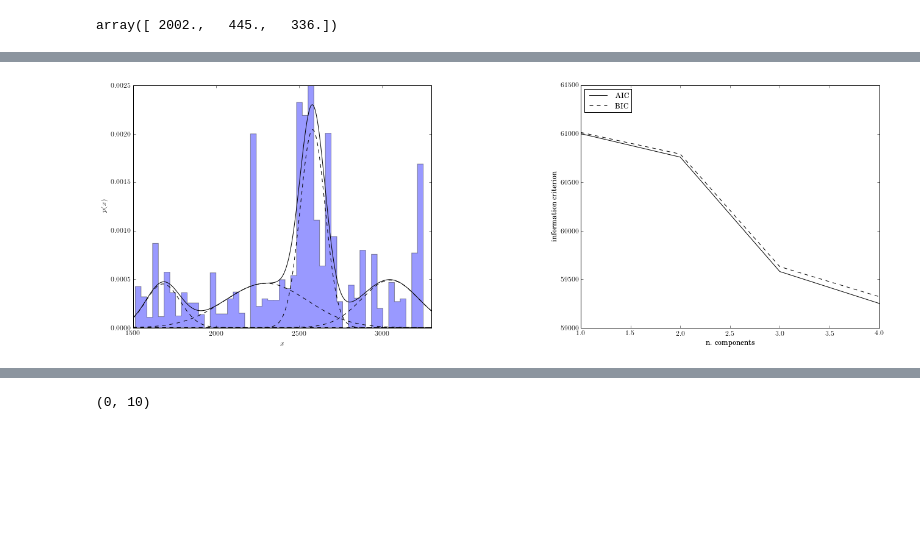
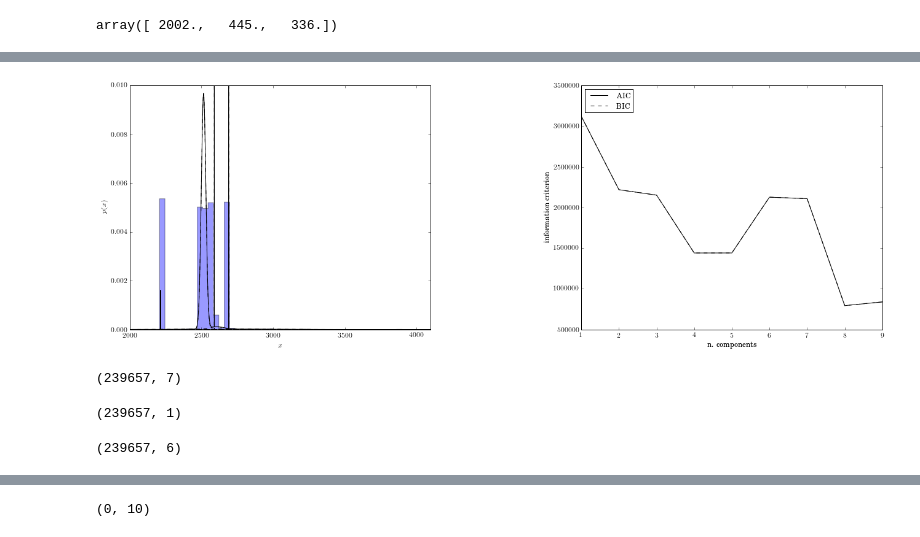
Before and after one commit to saint-germain/ideam, a Jupyter notebook: PCA-IDEAM-WC.ipynb, the cells around one changed output, grey strips where cells are left out. Drawn from its saved outputs; the diff is of its cells as text; code cells hidden in the pictures; blank space fills up the shorter version.

Commit message:
1st h clustering

```diff
--- a/PCA-IDEAM-WC.ipynb
+++ b/PCA-IDEAM-WC.ipynb
@@ -958,9 +946,0 @@ plt.ylim(0,0.0005)
-# %%
-# pesos estadísticos normalizados considerando distribución de alturas para no. de medidas y no. de criterios
-aprob=np.vstack((ap1,ap2,ap3,ap4)).T
-x = np.linspace(0,4500 , 4501)
-normalt=1/aprob.max()/100
-probarr=np.zeros(len(probarr3))
-for i in range(len(probarr3)):
-    pdf=aprob[:,listacorta[i,0].astype(int)-1]
-    probarr[i]=probarr3[i]*165*16*np.around(1/pdf/normalt,0)[x==listacorta[i,4]][0]
@@ -969,12 +947,24 @@ probarr=np.around(10*probarr/probarr.min(),0)
+# %%
+# Aquí obtenemos nuestra lista maestra
+# 0 = tipo estación
+# 1 = código
+# 2,3 = lonlat
+# 4 = altura
+# 5 = probabilidad
+listam=np.hstack((tipoest[:, np.newaxis],EST[:,1:],pro6[:, np.newaxis]))[critfilter]
+# %%
+# filtramos por alturas
+filter=listam[:,4]>2000
+listacorta=listam[filter]
 # %%
-#probarr=np.around(probarr/144.1,0)
 # generación de lista expandida que incluye pesos enteros para cada estación
+probarr=np.around(listacorta[:,5]/listacorta[:,5].min(),0)
 lendata=(probarr).sum().astype(int)
-print lendata
+print "Tamaño de la lista expandida =", lendata
 wdata=(probarr).astype(int)
 listaexp=np.zeros((lendata,listacorta.shape[1]))
 kcount=0
-for i in range(len(probarr3)):
+for i in range(len(probarr)):
     for kinx in range(wdata[i]):
         listaexp[kinx+kcount,:]=listacorta[i,:]
     kcount=kcount+kinx+1
@@ -993,10 +983,10 @@ plt.ylabel("Frequency")
 from astroML.plotting import setup_text_plots
 setup_text_plots(fontsize=12, usetex=True)
 
-altmin=1500
-altmax=3300
+altmin=2000
+altmax=4100
 X = listaexp[:,4][(listaexp[:,4]>=altmin)*(listaexp[:,4]<=altmax)][:, np.newaxis]
-N = np.arange(1, 5)
+N = np.arange(1, 10)
 models = [None for i in range(len(N))]
 
 for i in range(len(N)):
@@ -1009,40 +999,52 @@ BIC = [m.bic(X) for m in models]
 fig = plt.figure(figsize=(20, 8))
 fig.subplots_adjust(left=0.12, right=0.97,
                     bottom=0.21, top=0.9, wspace=0.5)
 
 
 ax = fig.add_subplot(121)
 M_best = models[np.argmin(AIC)]
 
 x = np.linspace(altmin,altmax , altmax+1)
 logprob, responsibilities = M_best.score_samples(x.reshape((-1,1)))
 pdf = np.exp(logprob)
 pdf_individual = responsibilities * pdf[:, np.newaxis]
 
 
 ax.hist(X, 50, normed=True, histtype='stepfilled', alpha=0.4)
 ax.plot(x, pdf, '-k')
 ax.plot(x, pdf_individual, '--k')
 ax.text(0.04, 0.96, "",
         ha='left', va='top', transform=ax.transAxes)
 ax.set_xlabel('$x$')
 ax.set_ylabel('$p(x)$')
 ax.set_xlim([altmin,altmax])
-#ax.set_ylim([0,0.0003])
+ax.set_ylim([0,0.01])
 ax = fig.add_subplot(122)
 ax.plot(N, AIC, '-k', label='AIC')
 ax.plot(N, BIC, '--k', label='BIC')
 ax.set_xlabel('n. components')
 ax.set_ylabel('information criterion')
 ax.legend(loc=2)
 plt.show()
 # %% [output]
-[figure, old version]
+[figure, new version]
 # %%
 cluster_label_alt=M_best.predict(X)[:, np.newaxis]
 filter=(listaexp[:,4]>=altmin)*(listaexp[:,4]<=altmax)
 listastacked=np.hstack((listaexp[filter],cluster_label_alt))
 np.savetxt('lisstck.txt',listastacked)
+# %%
+listastacked.shape
+# %% [output]
+(239657, 7)
+# %%
+cluster_label_alt.shape
+# %% [output]
+(239657, 1)
+# %%
+listaexp.shape
+# %% [output]
+(239657, 6)
 # %%
 np.unique(cluster_label_alt)
 # %% [output]
```
Also changed, not shown: parts of 24 cells of this notebook, 2 other files.
